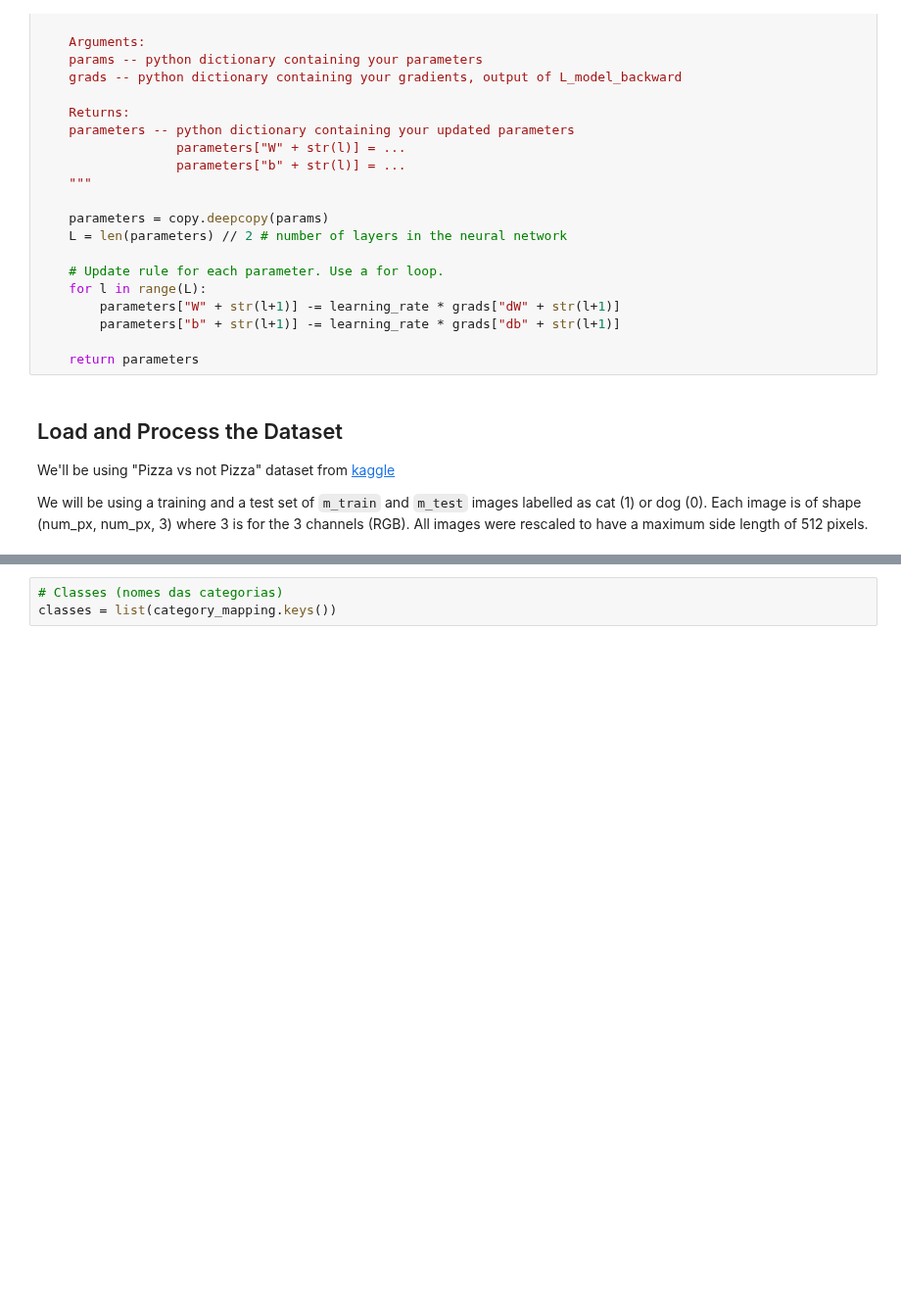
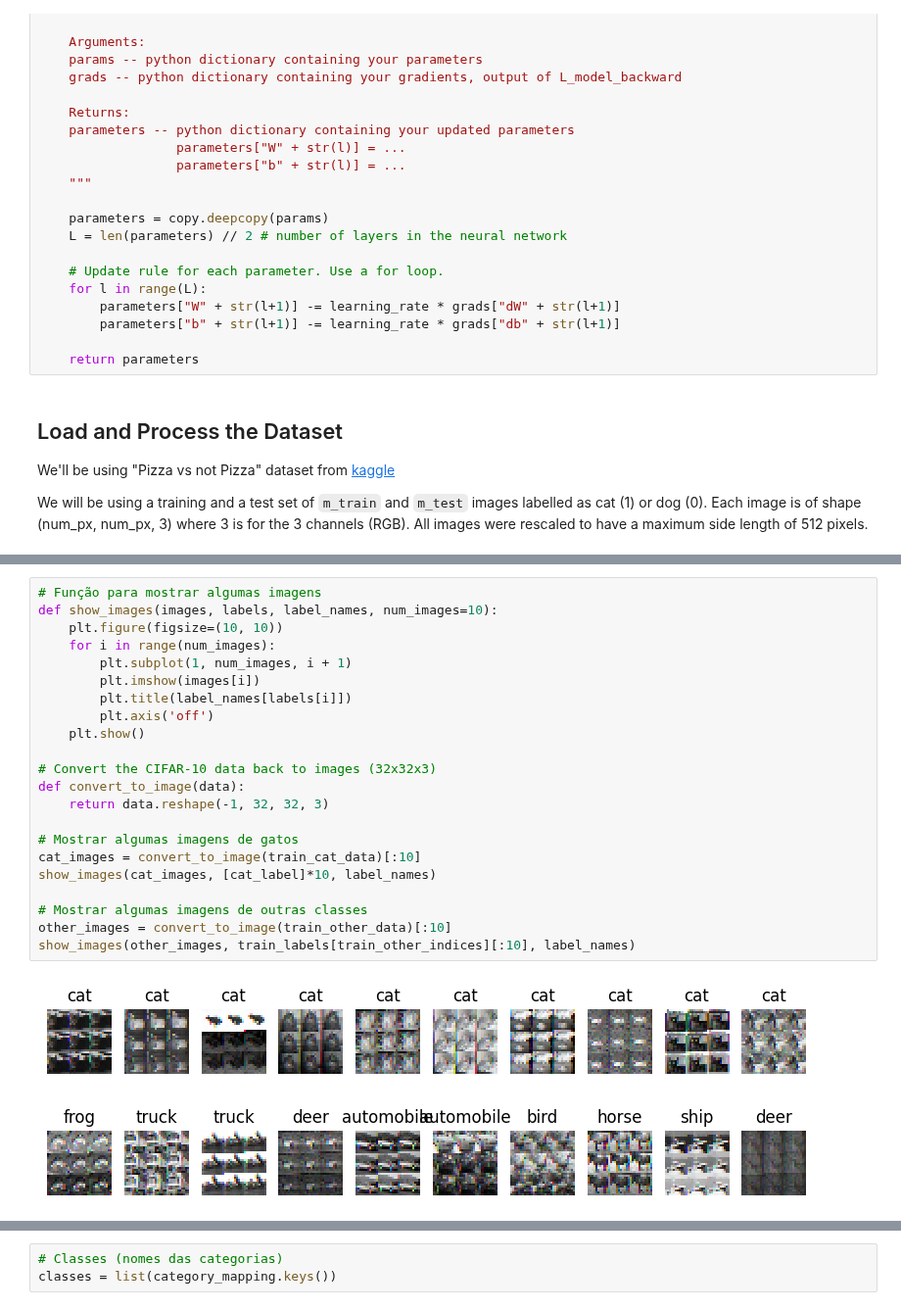
Before and after one commit to IvonLuiz/Deep-Learning, a Jupyter notebook: neural_network.ipynb, the cells around one changed output, grey strips where cells are left out. Shown at 98% size. Drawn from its saved outputs; the diff is of its cells as text; blank space fills up the shorter version.

```diff
--- a/neural_network.ipynb
+++ b/neural_network.ipynb
@@ -799,3 +707,28 @@ def visualize_image_resize(image_path, new_size=(64, 64)):
+# %%
+# Função para mostrar algumas imagens
+def show_images(images, labels, label_names, num_images=10):
+    plt.figure(figsize=(10, 10))
+    for i in range(num_images):
+        plt.subplot(1, num_images, i + 1)
+        plt.imshow(images[i])
+        plt.title(label_names[labels[i]])
+        plt.axis('off')
+    plt.show()
+
+# Convert the CIFAR-10 data back to images (32x32x3)
+def convert_to_image(data):
+    return data.reshape(-1, 32, 32, 3)
+
+# Mostrar algumas imagens de gatos
+cat_images = convert_to_image(train_cat_data)[:10]
+show_images(cat_images, [cat_label]*10, label_names)
+
+# Mostrar algumas imagens de outras classes
+other_images = convert_to_image(train_other_data)[:10]
+show_images(other_images, train_labels[train_other_indices][:10], label_names)
+# %% [output]
+[figure, added]
+[figure, added]
 # %%
 visualize_images(df, num_images=10)
 # %% [output]
```
Also changed, not shown: parts of 36 cells of this notebook.
